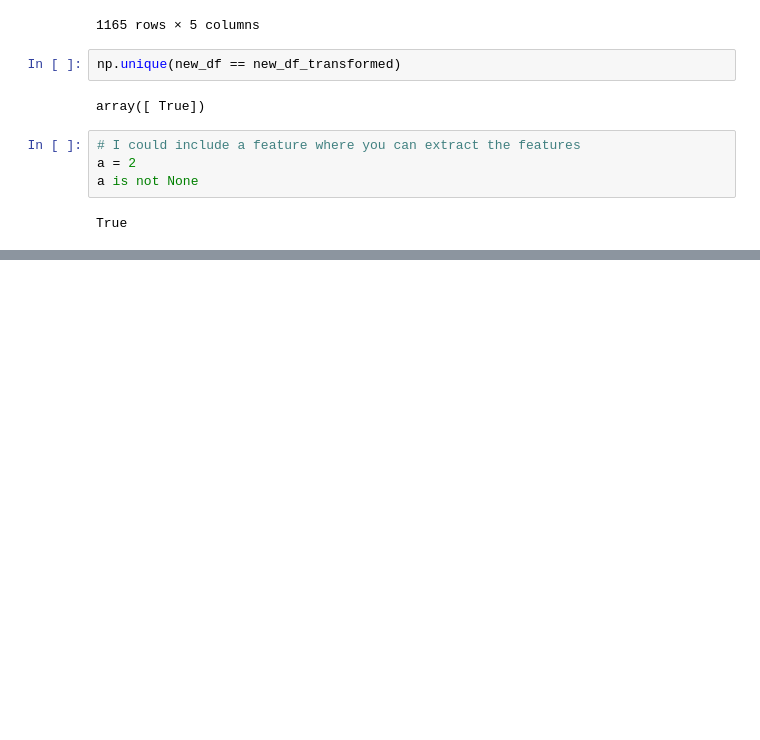
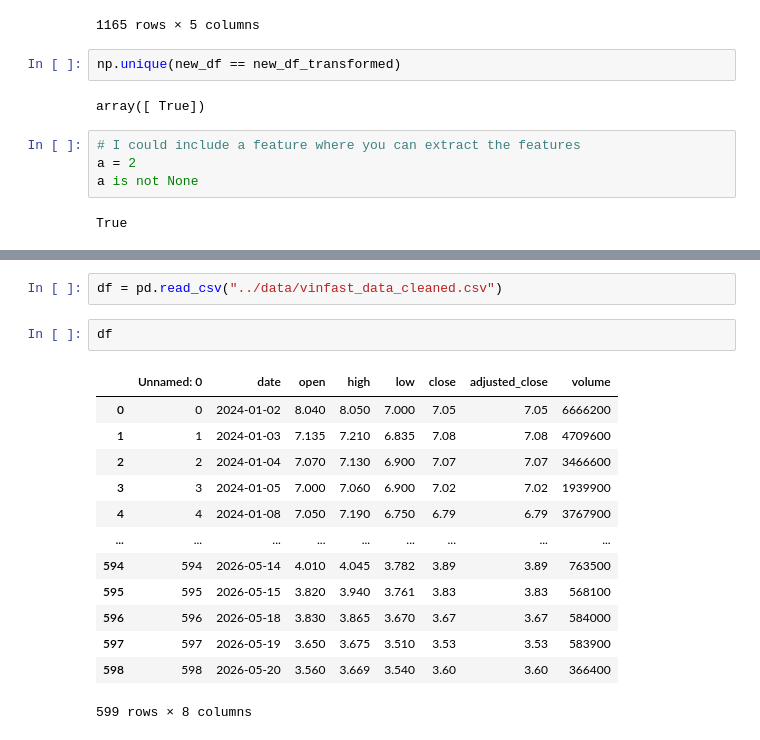
Before and after one commit to Thomas-Nguyen12/NewsApplication, a Jupyter notebook: notebooks/test_vinfast_forecaster.ipynb, the cells around one changed output, grey strips where cells are left out. Cells and saved outputs as stored; diff of their text form; blank space fills up the shorter version.

```diff
--- a/notebooks/test_vinfast_forecaster.ipynb
+++ b/notebooks/test_vinfast_forecaster.ipynb
@@ -252,0 +284,18 @@ True
+# %%
+df = pd.read_csv("../data/vinfast_data_cleaned.csv")
+# %%
+df
+# %% [output]
+|  | Unnamed: 0 | date | open | high | low | close | adjusted_close | volume |
+| 0 | 0 | 2024-01-02 | 8.040 | 8.050 | 7.000 | 7.05 | 7.05 | 6666200 |
+| 1 | 1 | 2024-01-03 | 7.135 | 7.210 | 6.835 | 7.08 | 7.08 | 4709600 |
+| 2 | 2 | 2024-01-04 | 7.070 | 7.130 | 6.900 | 7.07 | 7.07 | 3466600 |
+| 3 | 3 | 2024-01-05 | 7.000 | 7.060 | 6.900 | 7.02 | 7.02 | 1939900 |
+| 4 | 4 | 2024-01-08 | 7.050 | 7.190 | 6.750 | 6.79 | 6.79 | 3767900 |
+| ... | ... | ... | ... | ... | ... | ... | ... | ... |
+| 594 | 594 | 2026-05-14 | 4.010 | 4.045 | 3.782 | 3.89 | 3.89 | 763500 |
+| 595 | 595 | 2026-05-15 | 3.820 | 3.940 | 3.761 | 3.83 | 3.83 | 568100 |
+| 596 | 596 | 2026-05-18 | 3.830 | 3.865 | 3.670 | 3.67 | 3.67 | 584000 |
+| 597 | 597 | 2026-05-19 | 3.650 | 3.675 | 3.510 | 3.53 | 3.53 | 583900 |
+| 598 | 598 | 2026-05-20 | 3.560 | 3.669 | 3.540 | 3.60 | 3.60 | 366400 |
+599 rows × 8 columns
```
Also changed, not shown: parts of 13 cells of this notebook, 5 other files.
